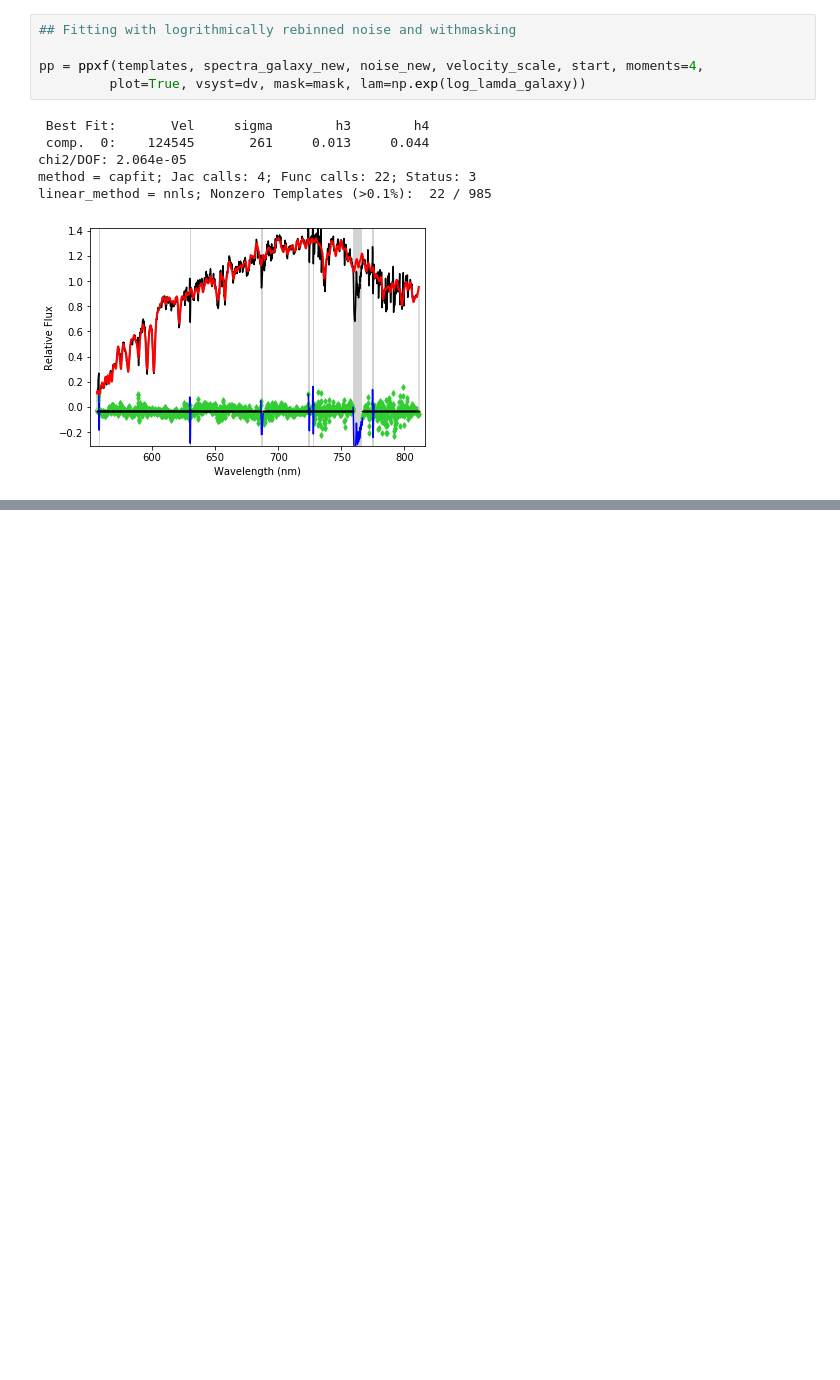
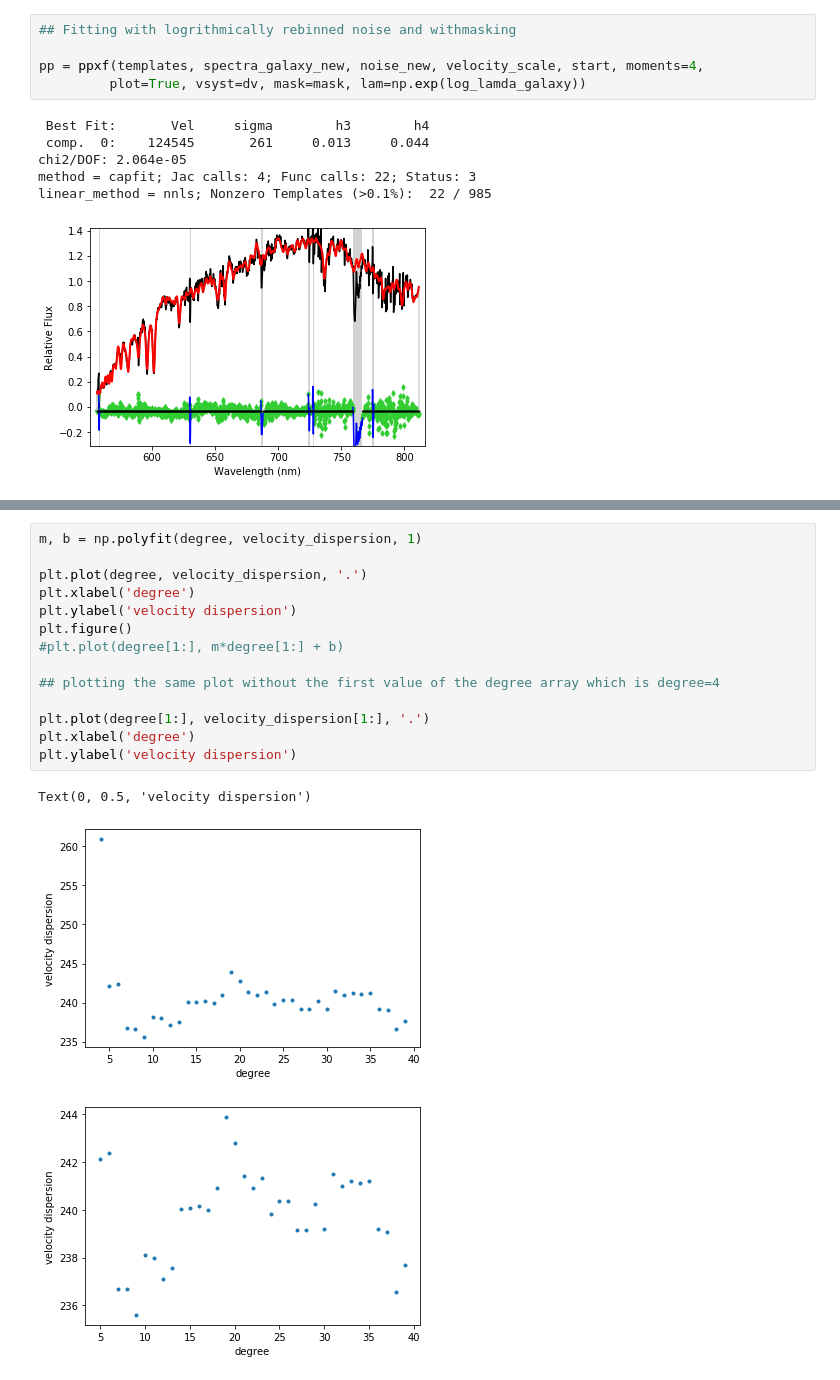
Before and after one commit to pmozumdar/ppxf_code, a Jupyter notebook: Try_Vazdekis_lib.ipynb, the cells around one changed output, grey strips where cells are left out. Saved outputs shown, nothing was run; the diff lists cells and outputs as text; blank space fills up the shorter version.

```diff
--- a/Try_Vazdekis_lib.ipynb
+++ b/Try_Vazdekis_lib.ipynb
@@ -333,0 +362,18 @@ linear_method = nnls; Nonzero Templates (>0.1%):  22 / 985
+# %%
+m, b = np.polyfit(degree, velocity_dispersion, 1)
+
+plt.plot(degree, velocity_dispersion, '.')
+plt.xlabel('degree')
+plt.ylabel('velocity dispersion')
+plt.figure()
+#plt.plot(degree[1:], m*degree[1:] + b)
+
+## plotting the same plot without the first value of the degree array which is degree=4
+
+plt.plot(degree[1:], velocity_dispersion[1:], '.')
+plt.xlabel('degree')
+plt.ylabel('velocity dispersion')
+# %% [output]
+Text(0, 0.5, 'velocity dispersion')
+[figure, added]
+[figure, added]
```
Also changed, not shown: parts of 2 cells of this notebook.
